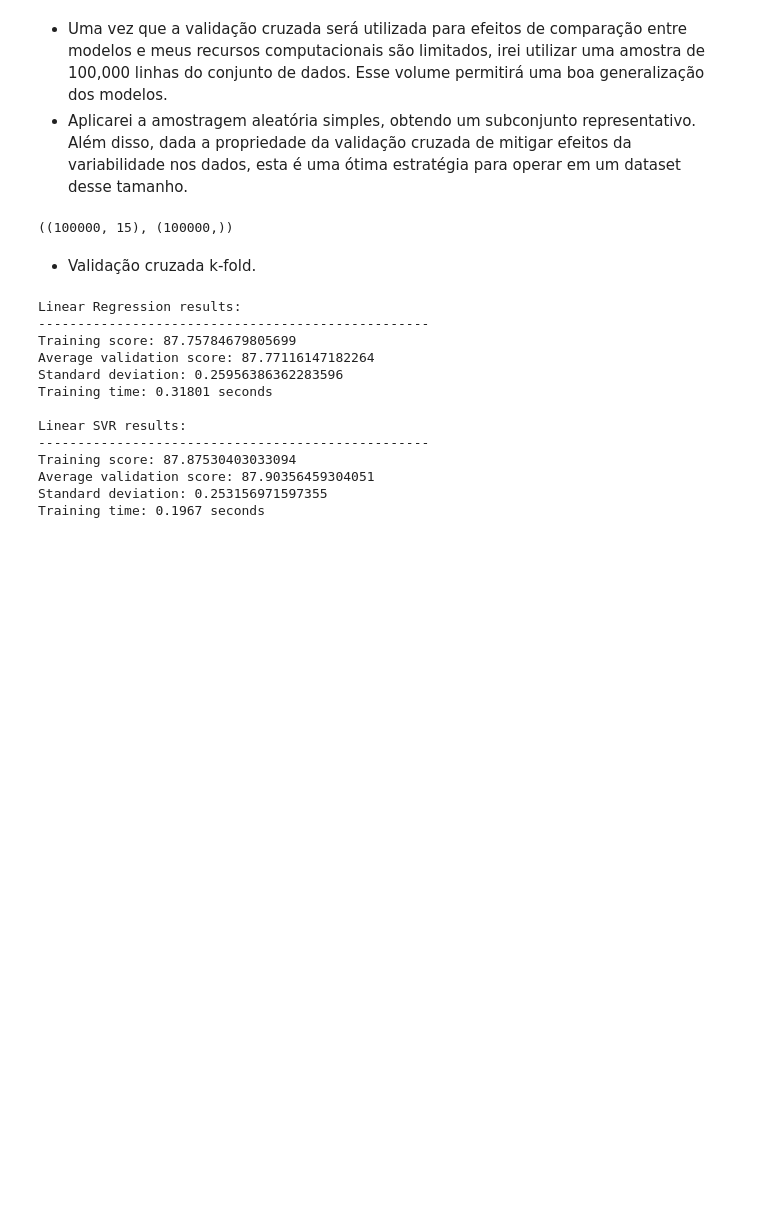
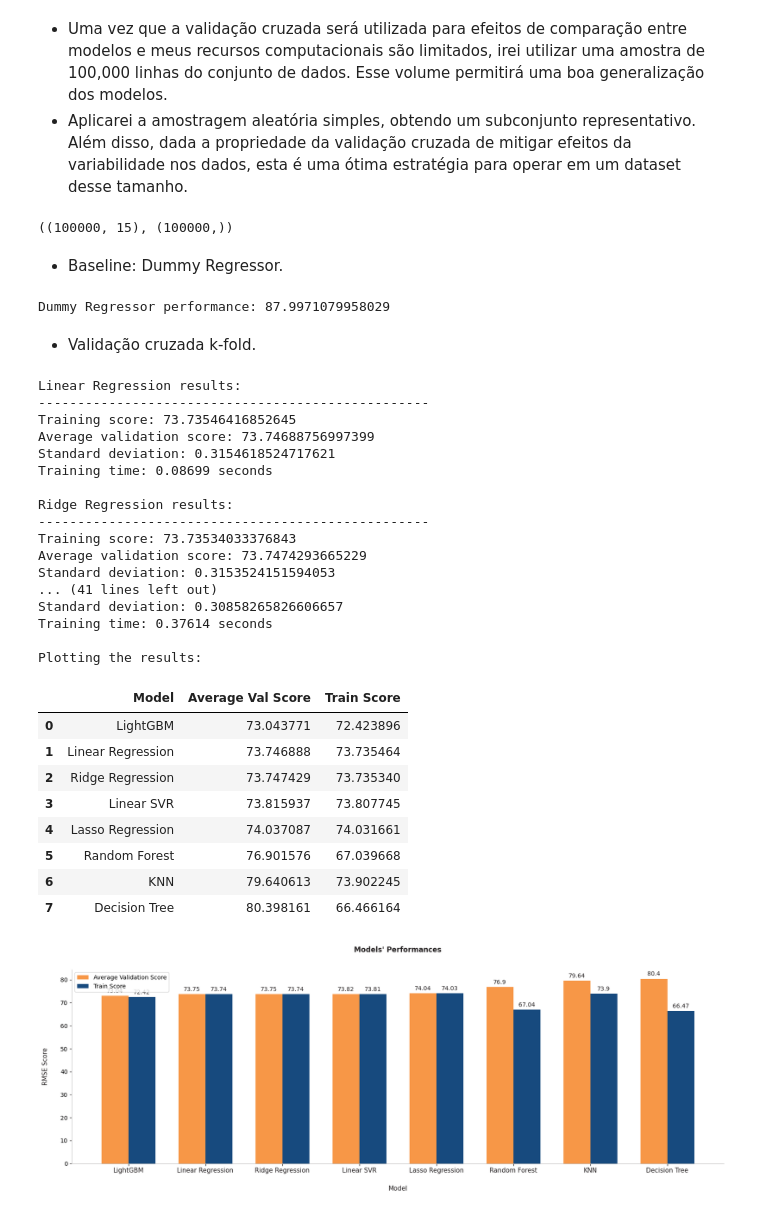
Before and after one commit to allmeidaapedro/Enem-Analysis, a Jupyter notebook: notebooks/3_modelling_desempenho.ipynb, the cells around one changed output. Cells and saved outputs as stored; diff of their text form; code cells hidden in the pictures; blank space fills up the shorter version.

```diff
--- a/notebooks/3_modelling_desempenho.ipynb
+++ b/notebooks/3_modelling_desempenho.ipynb
@@ -447,8 +472,9 @@ X_train_prep_df
 # %%
 models = {
     'Linear Regression': LinearRegression(),
+    'Ridge Regression': Ridge(),
+    'Lasso Regression': Lasso(),
     'Linear SVR': LinearSVR(),
-    'SVR': SVR(),
     'KNN': KNeighborsRegressor(),
     'Decision Tree': DecisionTreeRegressor(),
     'Random Forest': RandomForestRegressor(),
@@ -468,24 +494,48 @@ X_train_sample_prep = preprocessor.fit_transform(X_train_sample)
 X_train_sample_prep.shape, y_train_sample.shape
 # %% [output]
 ((100000, 15), (100000,))
+# %% [markdown]
+- Baseline: Dummy Regressor.
+# %%
+# Fitting and evaluating the Dummy Regressor.
+avg_model = DummyRegressor(strategy='mean')
+val_scores = cross_val_score(avg_model, X_train_sample_prep, y_train_sample, cv=5, scoring='neg_mean_squared_error')
+print(f'Dummy Regressor performance: {np.sqrt(-1 * val_scores.mean())}')
+# %% [output]
+Dummy Regressor performance: 87.9971079958029
 # %% [markdown]
 - Validação cruzada k-fold.
 # %%
 eval_df = evaluate_models_cv(models=models,
                              X_train=X_train_sample_prep,
-                             y_train=y_train_sample)
+                             y_train=y_train_sample,
+                             n_folds=5)
 eval_df
 # %% [output]
 Linear Regression results:
 --------------------------------------------------
-Training score: 87.75784679805699
-Average validation score: 87.77116147182264
-Standard deviation: 0.25956386362283596
-Training time: 0.31801 seconds
+Training score: 73.73546416852645
+Average validation score: 73.74688756997399
+Standard deviation: 0.3154618524717621
+Training time: 0.08699 seconds
 
-Linear SVR results:
+Ridge Regression results:
 --------------------------------------------------
-Training score: 87.87530403033094
-Average validation score: 87.90356459304051
-Standard deviation: 0.253156971597355
-Training time: 0.1967 seconds
+Training score: 73.73534033376843
+Average validation score: 73.7474293665229
+Standard deviation: 0.3153524151594053
+... (41 lines left out)
+Standard deviation: 0.30858265826606657
+Training time: 0.37614 seconds
+
+Plotting the results:
+|  | Model | Average Val Score | Train Score |
+| 0 | LightGBM | 73.043771 | 72.423896 |
+| 1 | Linear Regression | 73.746888 | 73.735464 |
+| 2 | Ridge Regression | 73.747429 | 73.735340 |
+| 3 | Linear SVR | 73.815937 | 73.807745 |
+| 4 | Lasso Regression | 74.037087 | 74.031661 |
+| 5 | Random Forest | 76.901576 | 67.039668 |
+| 6 | KNN | 79.640613 | 73.902245 |
+| 7 | Decision Tree | 80.398161 | 66.466164 |
+[figure, added]
```
Also changed, not shown: parts of 36 cells of this notebook, 2 other files.
